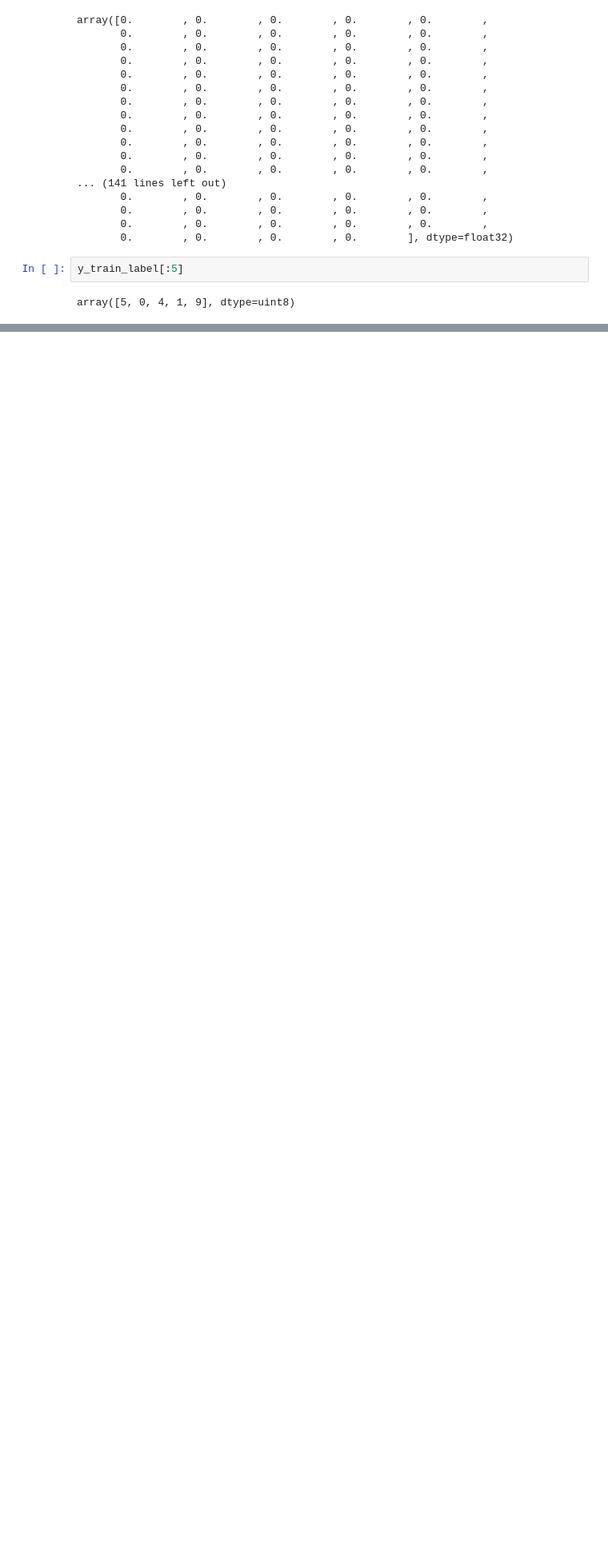
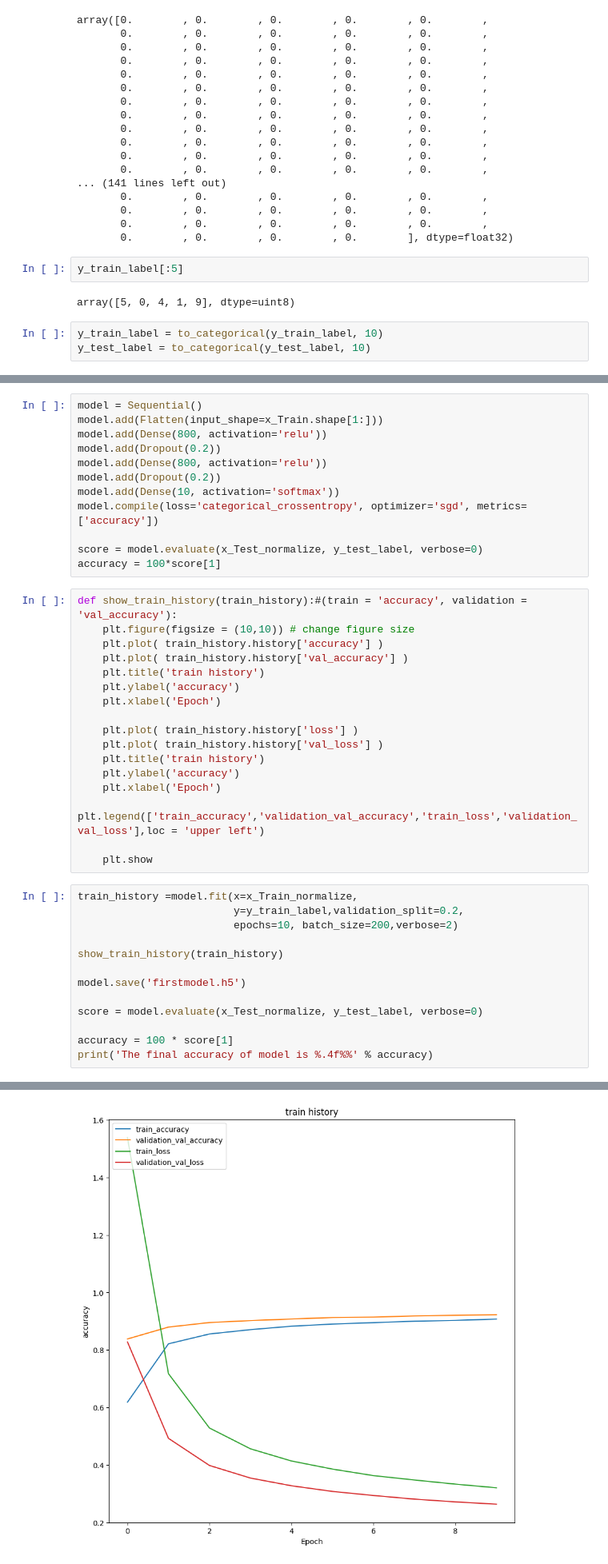
Before and after one commit to ken1009us/machine-learning-project, a Jupyter notebook: mnist-training/mnist-training.ipynb, the cells around one changed output, grey strips where cells are left out. Shown: that part at 80% size. Saved outputs shown, nothing was run; the diff lists cells and outputs as text; blank space fills up the shorter version.

```diff
--- a/mnist-training/mnist-training.ipynb
+++ b/mnist-training/mnist-training.ipynb
@@ -125,3 +126,6 @@ array([0.        , 0.        , 0.        , 0.        , 0.        ,
 y_train_label[:5]
 # %% [output]
 array([5, 0, 4, 1, 9], dtype=uint8)
+# %%
+y_train_label = to_categorical(y_train_label, 10)
+y_test_label = to_categorical(y_test_label, 10)
@@ -127,0 +135,43 @@ array([5, 0, 4, 1, 9], dtype=uint8)
+# %%
+model = Sequential()
+model.add(Flatten(input_shape=x_Train.shape[1:]))
+model.add(Dense(800, activation='relu'))
+model.add(Dropout(0.2))
+model.add(Dense(800, activation='relu'))
+model.add(Dropout(0.2))
+model.add(Dense(10, activation='softmax'))
+model.compile(loss='categorical_crossentropy', optimizer='sgd', metrics=['accuracy'])
+
+score = model.evaluate(x_Test_normalize, y_test_label, verbose=0)
+accuracy = 100*score[1]
+# %%
+def show_train_history(train_history):#(train = 'accuracy', validation = 'val_accuracy'):
+    plt.figure(figsize = (10,10)) # change figure size
+    plt.plot( train_history.history['accuracy'] )
+    plt.plot( train_history.history['val_accuracy'] )
+    plt.title('train history')
+    plt.ylabel('accuracy')
+    plt.xlabel('Epoch')
+
+    plt.plot( train_history.history['loss'] )
+    plt.plot( train_history.history['val_loss'] )
+    plt.title('train history')
+    plt.ylabel('accuracy')
+    plt.xlabel('Epoch')
+    plt.legend(['train_accuracy','validation_val_accuracy','train_loss','validation_val_loss'],loc = 'upper left')
+
+    plt.show
+# %%
+train_history =model.fit(x=x_Train_normalize,
+                         y=y_train_label,validation_split=0.2,
+                         epochs=10, batch_size=200,verbose=2)
+
+show_train_history(train_history)
+
+model.save('firstmodel.h5')
+
+score = model.evaluate(x_Test_normalize, y_test_label, verbose=0)
+
+accuracy = 100 * score[1]
+print('The final accuracy of model is %.4f%%' % accuracy)
+# %% [output]
@@ -127,0 +195 @@ array([5, 0, 4, 1, 9], dtype=uint8)
+[figure, added]
```
Also changed, not shown: parts of 8 cells of this notebook.
